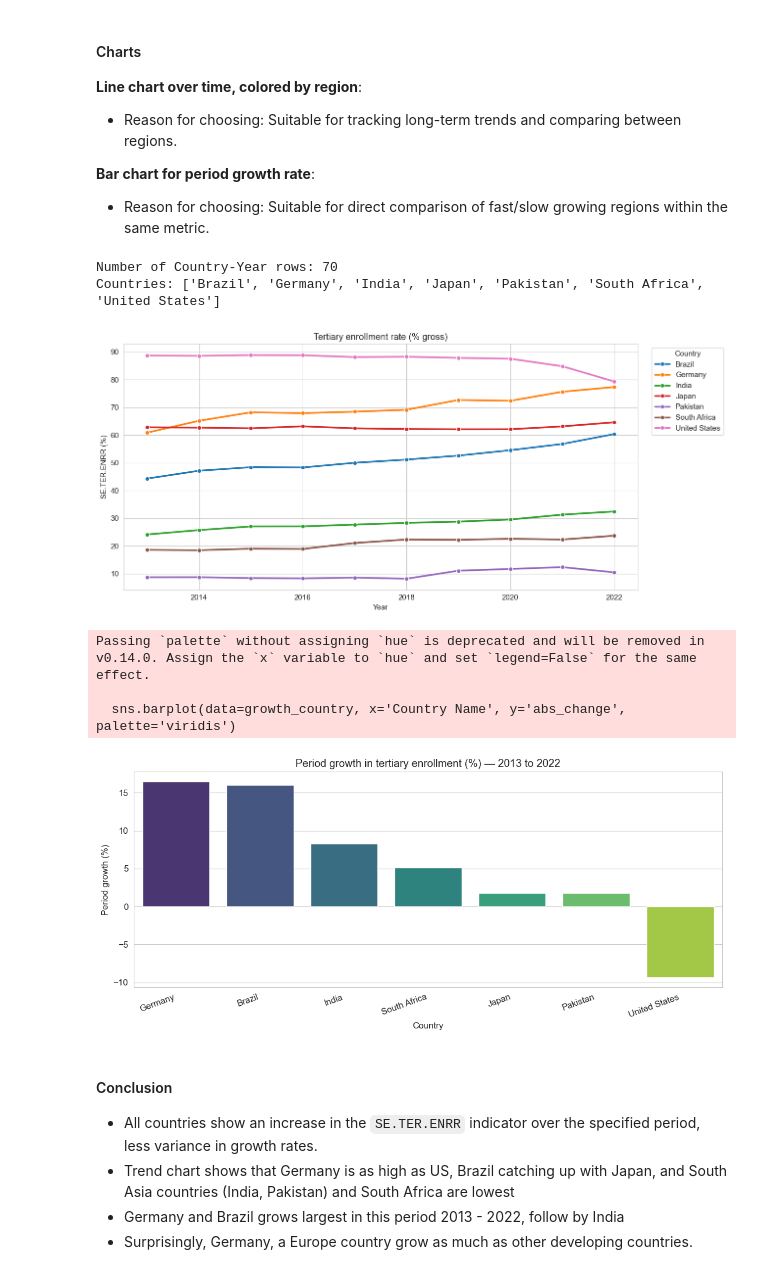
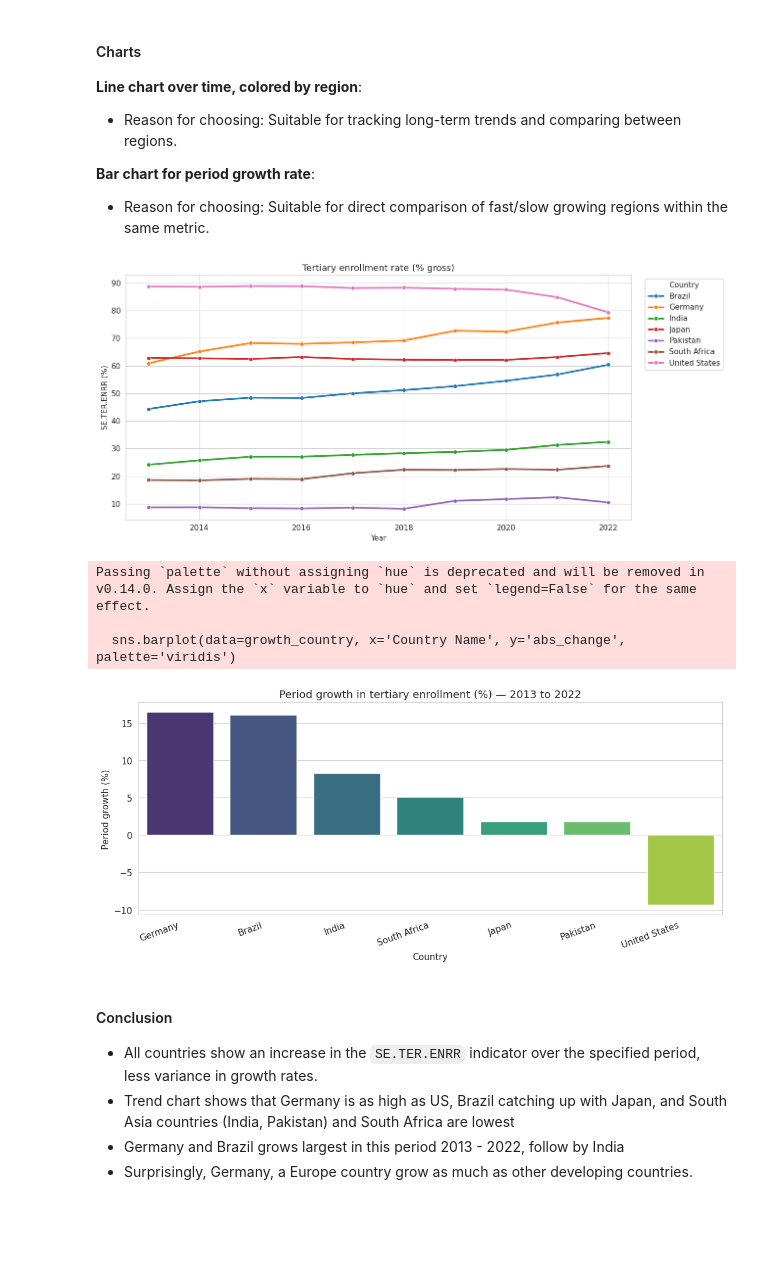
Before and after one commit to n3sfan/DataVis-Lab2, a Jupyter notebook: Notebook/All.ipynb, the cells around one changed output. Saved outputs shown, nothing was run; the diff lists cells and outputs as text; code cells hidden in the pictures; blank space fills up the shorter version.

```diff
--- a/Notebook/All.ipynb
+++ b/Notebook/All.ipynb
@@ -830,9 +826,9 @@ country_year = country_year[(country_year['Year'] >= 2013) & (country_year['Year
 country_year['delta_abs'] = country_year.groupby('Country Name')['Value'].diff()
 country_year['pct_change'] = country_year.groupby('Country Name')['Value'].pct_change() * 100
 
-print(f"Number of Country-Year rows: {len(country_year)}")
-print(f"Countries: {sorted(country_year['Country Name'].unique())}")
-country_year.head(12)
+# print(f"Number of Country-Year rows: {len(country_year)}")
+# print(f"Countries: {sorted(country_year['Country Name'].unique())}")
+# country_year.head(12)
 
 # Plot 1: Tertiary enrollment trends by representative country
 fig, ax = plt.subplots(figsize=(13, 6))
@@ -852,40 +848,38 @@ ax.set_ylabel('SE.TER.ENRR (%)')
 ax.legend(title='Country', bbox_to_anchor=(1.02, 1), loc='upper left')
 plt.tight_layout()
 plt.show()
 
 # Plot 2: Compare growth intensity by representative country (start -> end)
 start_year = country_year['Year'].min()
 end_year = country_year['Year'].max()
 
 start_vals = (
     country_year[country_year['Year'] == start_year][['Country Name', 'Value']]
     .rename(columns={'Value': 'value_start'})
 )
 end_vals = (
     country_year[country_year['Year'] == end_year][['Country Name', 'Value']]
     .rename(columns={'Value': 'value_end'})
 )
 
 growth_country = start_vals.merge(end_vals, on='Country Name', how='inner')
 growth_country['abs_change'] = growth_country['value_end'] - growth_country['value_start']
 growth_country = growth_country.sort_values('abs_change', ascending=False)
 
 plt.figure(figsize=(11, 5))
 sns.barplot(data=growth_country, x='Country Name', y='abs_change', palette='viridis')
 plt.title(f'Period growth in tertiary enrollment (%) — {start_year} to {end_year}')
 plt.xlabel('Country')
 plt.ylabel('Period growth (%)')
 plt.xticks(rotation=20, ha='right')
 plt.tight_layout()
 plt.show()
 # %% [output]
+[figure, new version]
-Number of Country-Year rows: 70
-Countries: ['Brazil', 'Germany', 'India', 'Japan', 'Pakistan', 'South Africa', 'United States']
+Passing `palette` without assigning `hue` is deprecated and will be removed in v0.14.0. Assign the `x` variable to `hue` and set `legend=False` for the same effect.
+
+  sns.barplot(data=growth_country, x='Country Name', y='abs_change', palette='viridis')
-[figure, old version]
-Passing `palette` without assigning `hue` is deprecated and will be removed in v0.14.0. Assign the `x` variable to `hue` and set `legend=False` for the same effect.
-
-  sns.barplot(data=growth_country, x='Country Name', y='abs_change', palette='viridis')
-[figure, old version]
+[figure, new version]
 # %% [markdown]
 #### Conclusion
 
```
Also changed, not shown: parts of 29 cells of this notebook.
